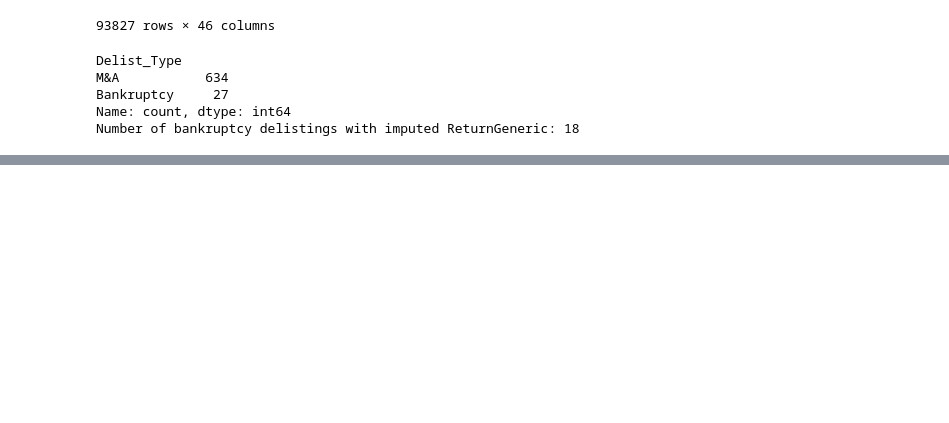
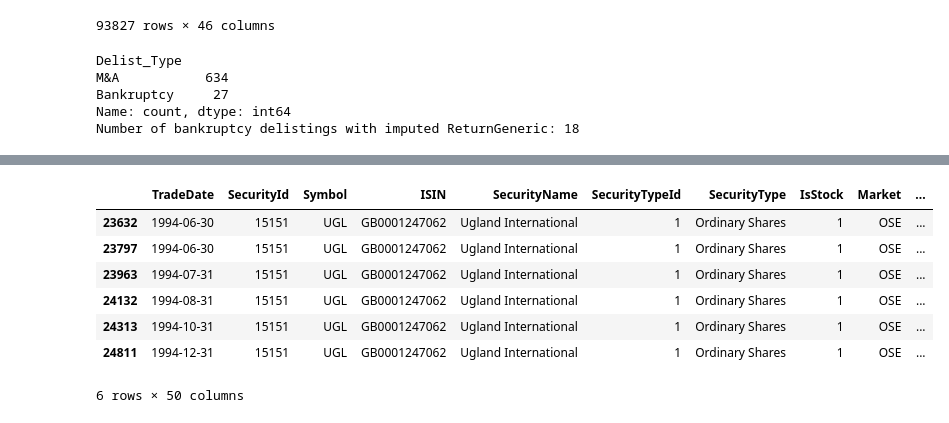
Before and after one commit to DonKubini/Man-vs.-Machine-on-the-Oslo-B-rs, a Jupyter notebook: Python files/Data Cleaning.ipynb, the cells around one changed output, grey strips where cells are left out. Cells and saved outputs as stored; diff of their text form; code cells hidden in the pictures; blank space fills up the shorter version.

Commit message:
target variable created

```diff
--- a/Python files/Data Cleaning.ipynb
+++ b/Python files/Data Cleaning.ipynb
@@ -319,0 +316,14 @@ equity_df_sorted
+# %%
+# create the target variable by lagging the return by one month
+equity_df_sorted['Target'] = equity_df_sorted.groupby(['ISIN', 'SpellID'])['ReturnGeneric'].shift(-1)
+
+equity_df_sorted[equity_df_sorted['ISIN'] == 'GB0001247062']
+# %% [output]
+|  | TradeDate | SecurityId | Symbol | ISIN | SecurityName | SecurityTypeId | SecurityType | IsStock | Market | ... |
+| 23632 | 1994-06-30 | 15151 | UGL | GB0001247062 | Ugland International | 1 | Ordinary Shares | 1 | OSE | ... |
+| 23797 | 1994-06-30 | 15151 | UGL | GB0001247062 | Ugland International | 1 | Ordinary Shares | 1 | OSE | ... |
+| 23963 | 1994-07-31 | 15151 | UGL | GB0001247062 | Ugland International | 1 | Ordinary Shares | 1 | OSE | ... |
+| 24132 | 1994-08-31 | 15151 | UGL | GB0001247062 | Ugland International | 1 | Ordinary Shares | 1 | OSE | ... |
+| 24313 | 1994-10-31 | 15151 | UGL | GB0001247062 | Ugland International | 1 | Ordinary Shares | 1 | OSE | ... |
+| 24811 | 1994-12-31 | 15151 | UGL | GB0001247062 | Ugland International | 1 | Ordinary Shares | 1 | OSE | ... |
+6 rows × 50 columns
```
Also changed, not shown: parts of 5 cells of this notebook.
